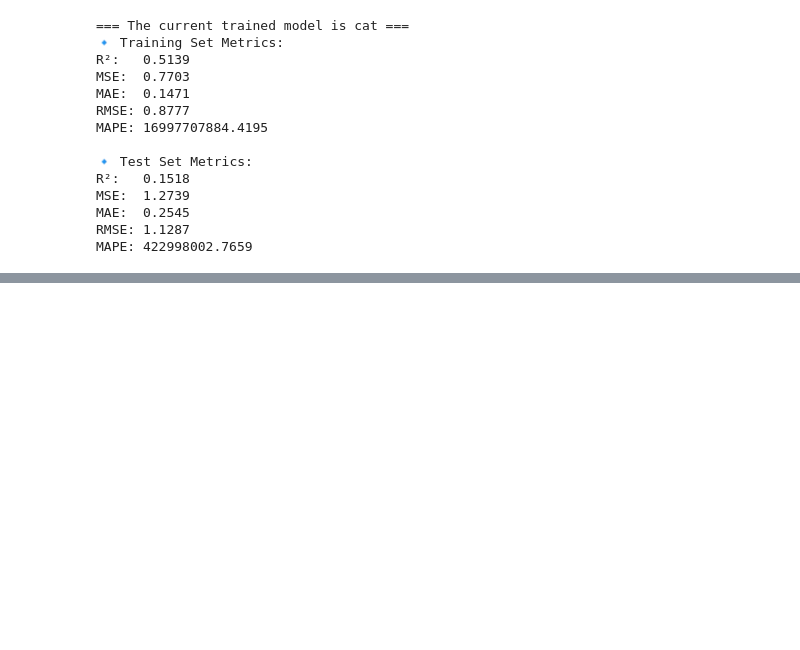
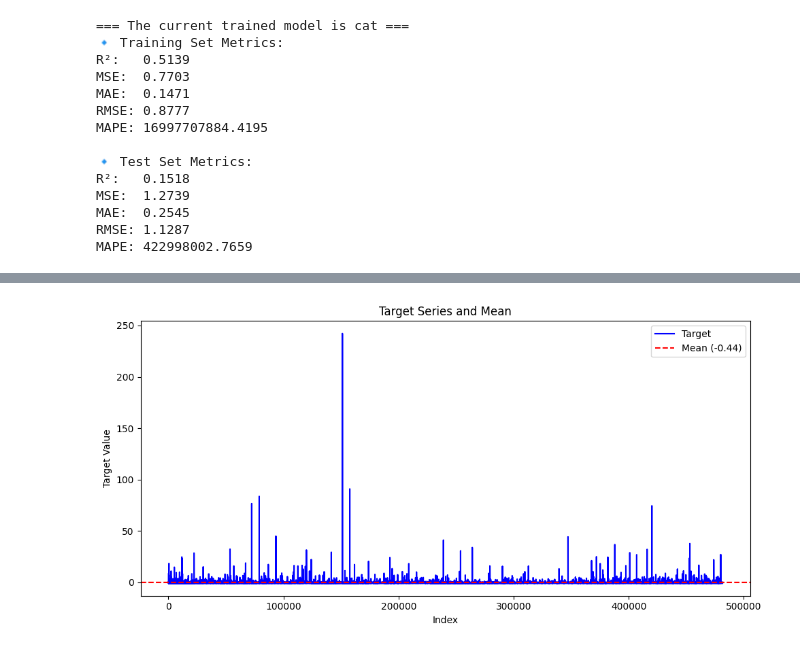
Before and after one commit to wornSweater/MS_thesis, a Jupyter notebook: 5. model_analysis_whole.ipynb, the cells around one changed output, grey strips where cells are left out. Saved outputs shown, nothing was run; the diff lists cells and outputs as text; code cells hidden in the pictures; blank space fills up the shorter version.

```diff
--- a/5. model_analysis_whole.ipynb
+++ b/5. model_analysis_whole.ipynb
@@ -408,0 +476,22 @@ print(f"MAPE: {test_mape:.4f}\n")
+# %%
+# Suppose y is your target pd.Series
+# Example: y = pd.Series(np.random.randn(100))
+y = whole_models.y
+
+plt.figure(figsize=(10, 5))
+
+# Plot the target series
+plt.plot(y.index, y.values, label='Target', color='blue')
+
+# Plot the mean as a horizontal line
+mean_y = y.mean()
+plt.axhline(mean_y, color='red', linestyle='--', label=f'Mean ({mean_y:.2f})')
+
+plt.title('Target Series and Mean')
+plt.xlabel('Index')
+plt.ylabel('Target Value')
+plt.legend()
+plt.tight_layout()
+plt.show()
+# %% [output]
+[figure, added]
```
Also changed, not shown: parts of 5 cells of this notebook, 39 other files.
